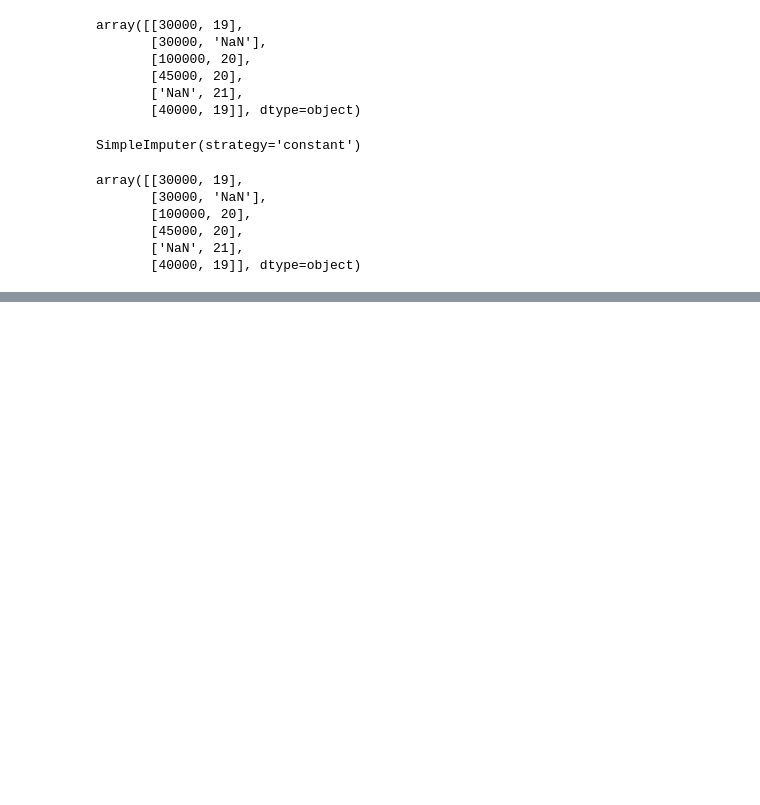
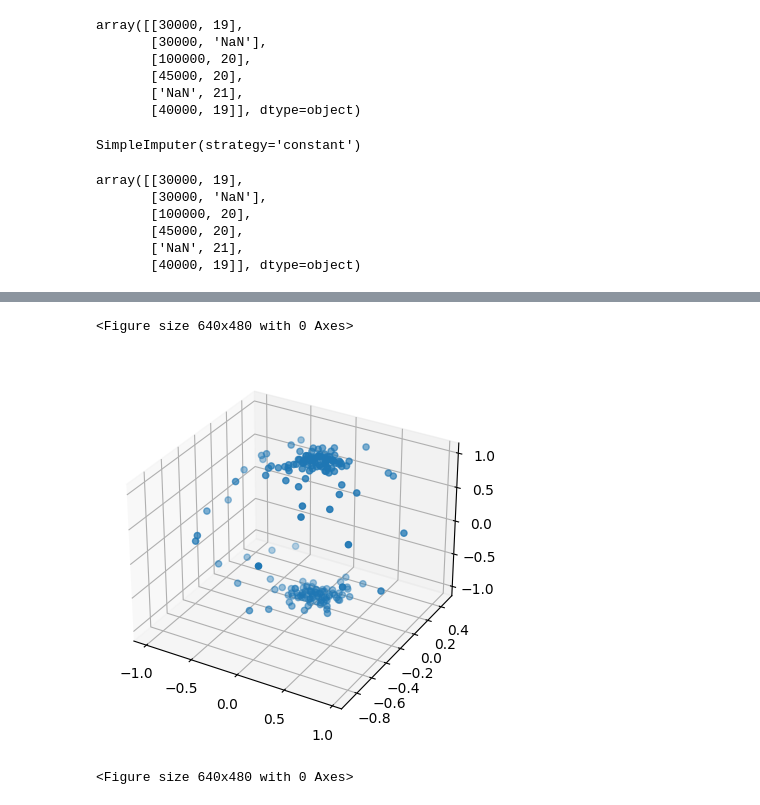
Before and after one commit to Mdanash/Machine_learning, a Jupyter notebook: Machine_Learning_Basics/Data Preprocessing.ipynb, the cells around one changed output, grey strips where cells are left out. Cells and saved outputs as stored; diff of their text form; code cells hidden in the pictures; blank space fills up the shorter version.

```diff
--- a/Machine_Learning_Basics/Data Preprocessing.ipynb
+++ b/Machine_Learning_Basics/Data Preprocessing.ipynb
@@ -172,0 +206,3 @@ array([[30000, 19],
+# %%
+data2=n.fit_transform(data1)
+data2
@@ -172,0 +227,3 @@ array([[30000, 19],
+# %%
+df=pd.DataFrame(data2,columns=['x1','y1','z1'])
+df
@@ -172,0 +244,8 @@ array([[30000, 19],
+# %%
+pl=plt.axes(projection='3d')
+pl.scatter3D(df.x1,df.y1,df.z1)
+plt.figure()
+# %% [output]
+<Figure size 640x480 with 0 Axes>
+[figure, added]
+<Figure size 640x480 with 0 Axes>
```
Also changed, not shown: parts of 10 cells of this notebook.
